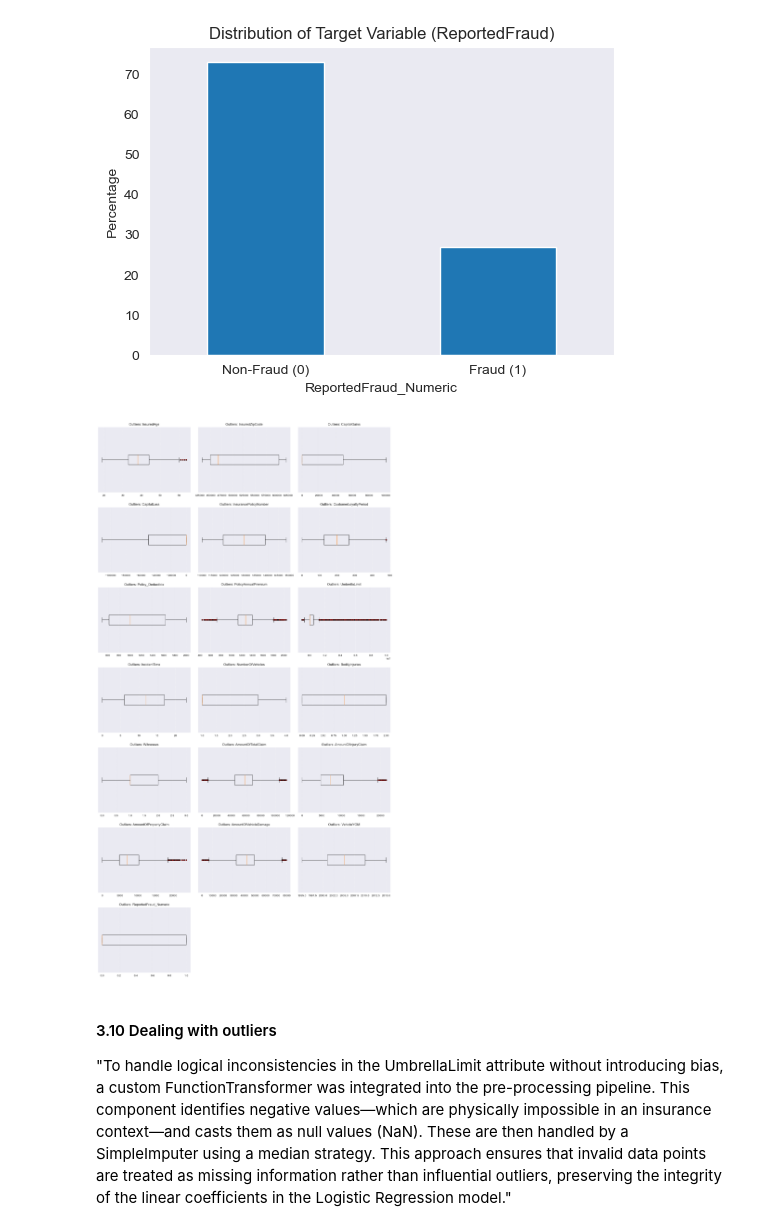
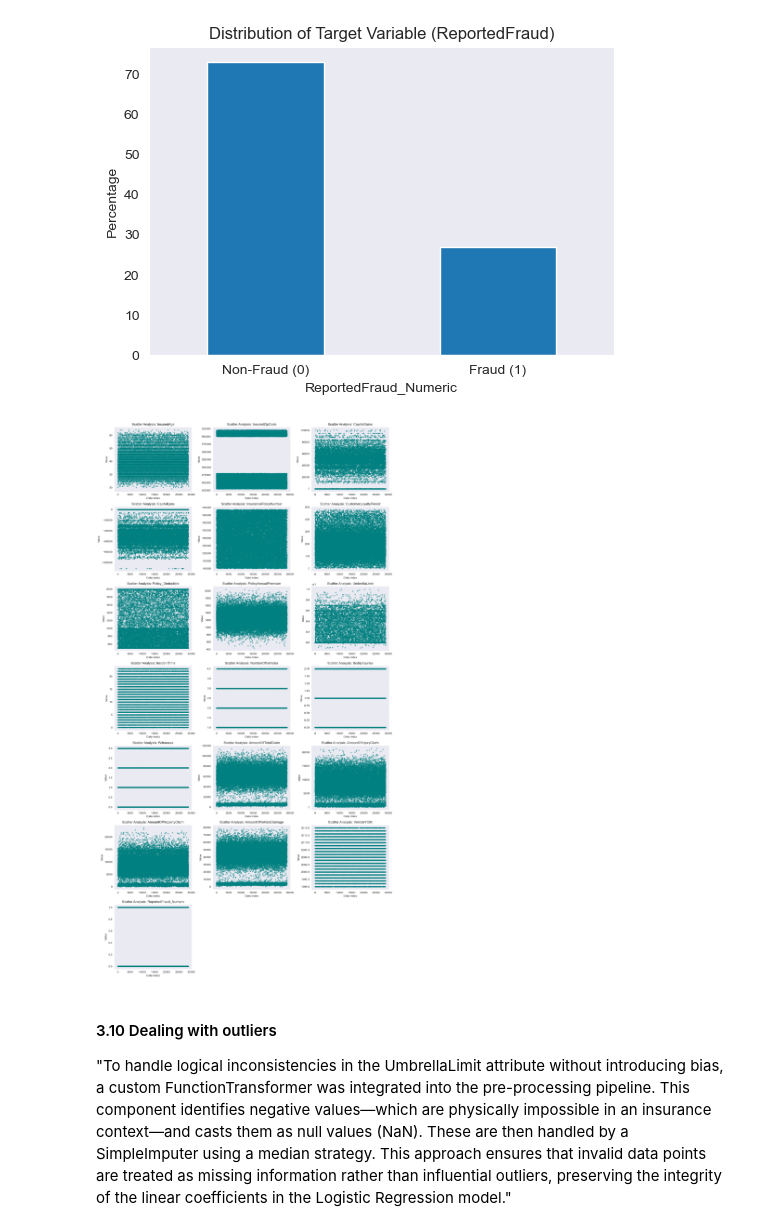
Before and after one commit to bartzilla/Classification, a Jupyter notebook: Assessment.ipynb, the cells around one changed output. Drawn from its saved outputs; the diff is of its cells as text; code cells hidden in the pictures.

```diff
--- a/Assessment.ipynb
+++ b/Assessment.ipynb
@@ -472,32 +472,32 @@ plt.show()
 # %%
 import math
 import matplotlib.pyplot as plt
 
-# 1. Select numeric columns
+# 1. Identify numeric columns
 numeric_cols = data_merged.select_dtypes(exclude=['object']).columns
 
-# 2. Grid Setup
+# 2. Setup the grid
 n_cols = 3
 n_rows = math.ceil(len(numeric_cols) / n_cols)
 
 plt.figure(figsize=(15, 4 * n_rows))
 
 for i, col in enumerate(numeric_cols):
     plt.subplot(n_rows, n_cols, i + 1)
 
-    # Use Matplotlib's boxplot
-    # 'flierprops' customizes the outlier dots (making them red and smaller)
-    plt.boxplot(data_merged[col].dropna(), vert=False,
-                flierprops=dict(markerfacecolor='r', marker='o', markersize=4))
+    # Plotting the value against the index
+    # 's=10' makes the dots small, 'alpha=0.5' makes them slightly transparent
+    plt.scatter(range(len(data_merged)), data_merged[col], alpha=0.5, s=10, color='teal')
 
-    plt.title(f"Outliers: {col}", fontsize=12)
-    plt.grid(axis='x', linestyle='--', alpha=0.7)
-    plt.yticks([]) # Hide Y-axis as it's not needed for 1D boxplots
+    plt.title(f"Scatter Analysis: {col}", fontsize=12)
+    plt.xlabel("Data Index")
+    plt.ylabel("Value")
+    plt.grid(True, linestyle=':', alpha=0.6)
 
 plt.tight_layout()
 plt.show()
 # %% [output]
-[figure, old version]
+[figure, new version]
 # %% [markdown]
 #### 3.10 Dealing with outliers
 
```
